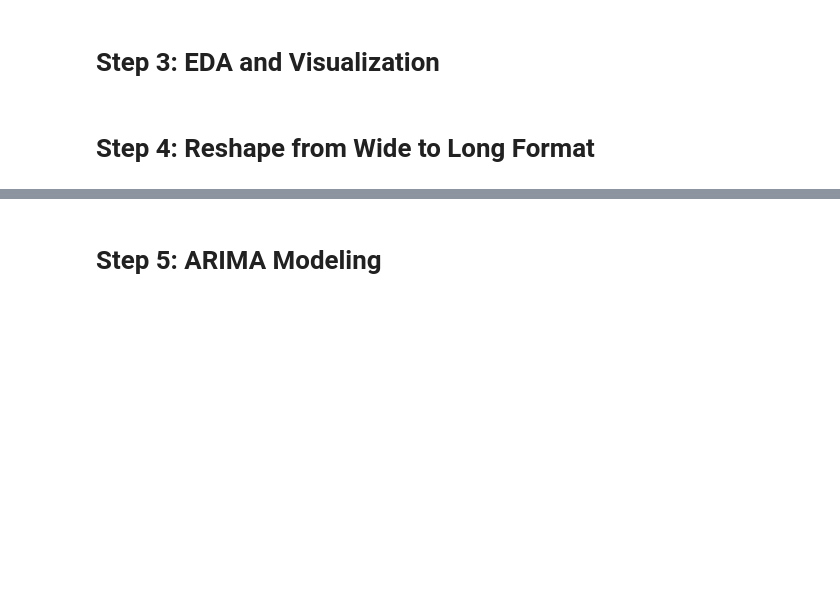
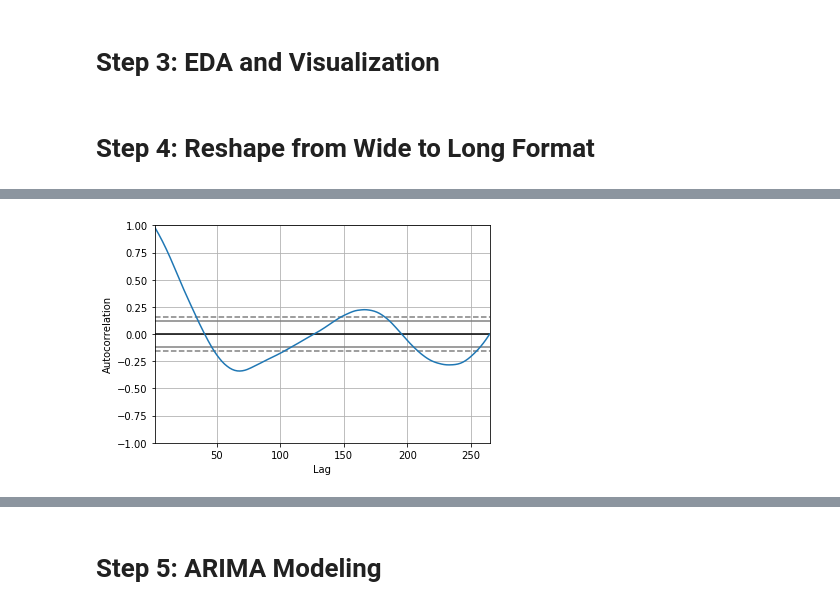
Before and after one commit to daveajstearns/mod4_project, a Jupyter notebook: starter_notebook.ipynb, the cells around one changed output, grey strips where cells are left out. Saved outputs shown, nothing was run; the diff lists cells and outputs as text; code cells hidden in the pictures; blank space fills up the shorter version.

```diff
--- a/starter_notebook.ipynb
+++ b/starter_notebook.ipynb
@@ -160,0 +248,5 @@ melt_data(EmergingCitys)
+# %%
+autocorrelation_plot(MAtlanta)
+pyplot.show()
+# %% [output]
+[figure, added]
```
Also changed, not shown: parts of 45 cells of this notebook.
